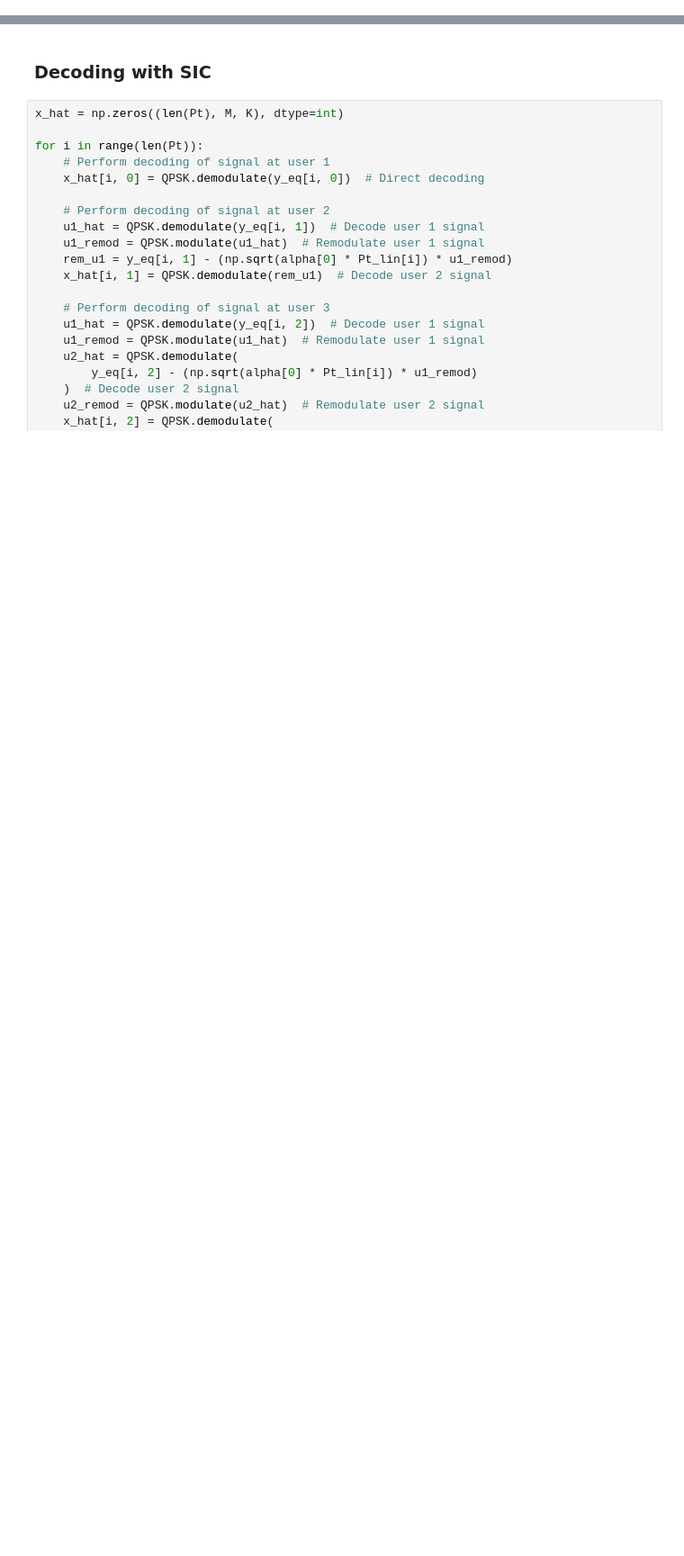
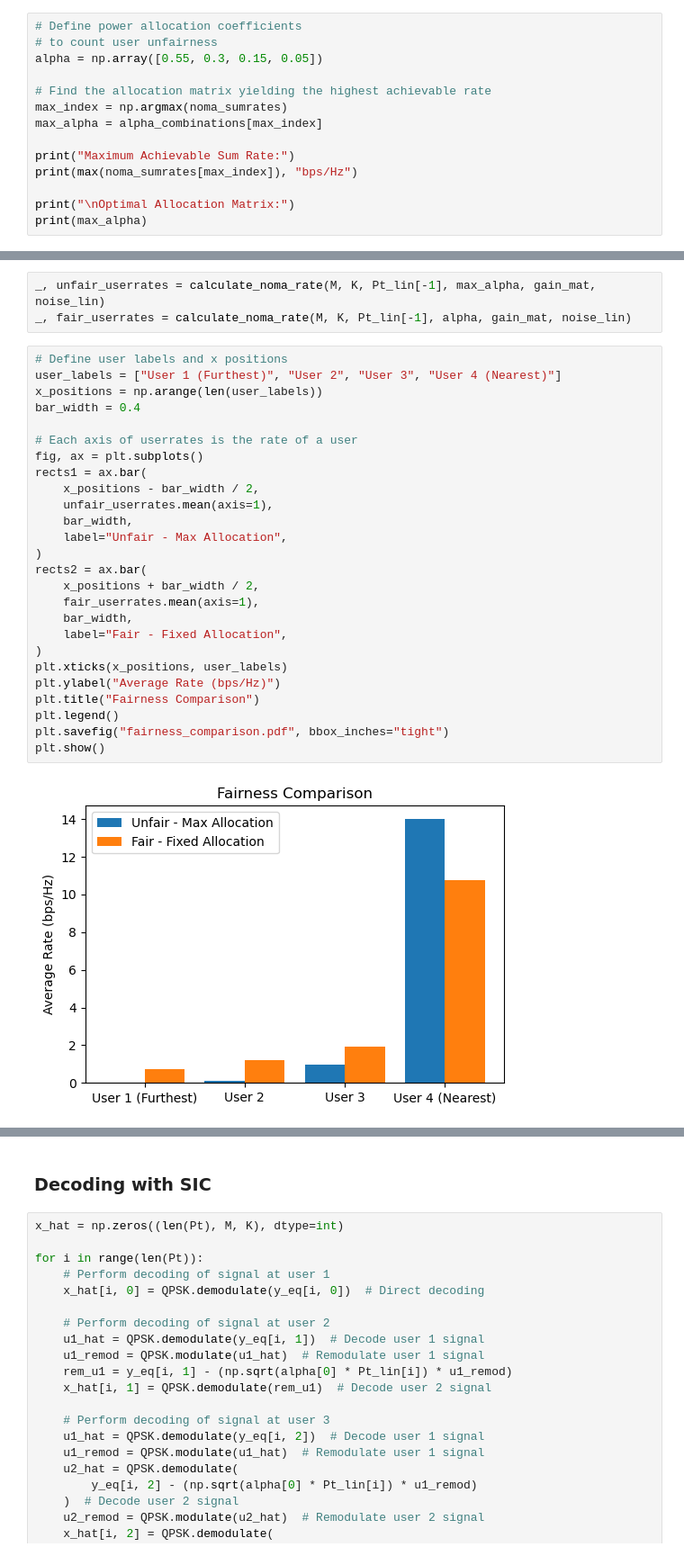
Before and after one commit to muhd-umer/comyx, a Jupyter notebook: assignments/assignment_2/noma_implementation.ipynb, the cells around one changed output, grey strips where cells are left out. Shown at 90% size. Cells and saved outputs as stored; diff of their text form; blank space fills up the shorter version.

```diff
--- a/assignments/assignment_2/noma_implementation.ipynb
+++ b/assignments/assignment_2/noma_implementation.ipynb
@@ -128,0 +188,14 @@ alpha = np.array([0.7, 0.15, 0.1, 0.05])
+# %%
+# Define power allocation coefficients
+# to count user unfairness
+alpha = np.array([0.55, 0.3, 0.15, 0.05])
+
+# Find the allocation matrix yielding the highest achievable rate
+max_index = np.argmax(noma_sumrates)
+max_alpha = alpha_combinations[max_index]
+
+print("Maximum Achievable Sum Rate:")
+print(max(noma_sumrates[max_index]), "bps/Hz")
+
+print("\nOptimal Allocation Matrix:")
+print(max_alpha)
@@ -128,0 +208,31 @@ alpha = np.array([0.7, 0.15, 0.1, 0.05])
+# %%
+_, unfair_userrates = calculate_noma_rate(M, K, Pt_lin[-1], max_alpha, gain_mat, noise_lin)
+_, fair_userrates = calculate_noma_rate(M, K, Pt_lin[-1], alpha, gain_mat, noise_lin)
+# %%
+# Define user labels and x positions
+user_labels = ["User 1 (Furthest)", "User 2", "User 3", "User 4 (Nearest)"]
+x_positions = np.arange(len(user_labels))
+bar_width = 0.4
+
+# Each axis of userrates is the rate of a user
+fig, ax = plt.subplots()
+rects1 = ax.bar(
+    x_positions - bar_width / 2,
+    unfair_userrates.mean(axis=1),
+    bar_width,
+    label="Unfair - Max Allocation",
+)
+rects2 = ax.bar(
+    x_positions + bar_width / 2,
+    fair_userrates.mean(axis=1),
+    bar_width,
+    label="Fair - Fixed Allocation",
+)
+plt.xticks(x_positions, user_labels)
+plt.ylabel("Average Rate (bps/Hz)")
+plt.title("Fairness Comparison")
+plt.legend()
+plt.savefig("fairness_comparison.pdf", bbox_inches="tight")
+plt.show()
+# %% [output]
+[figure, added]
```
Also changed, not shown: parts of 39 cells of this notebook, 4 other files.
